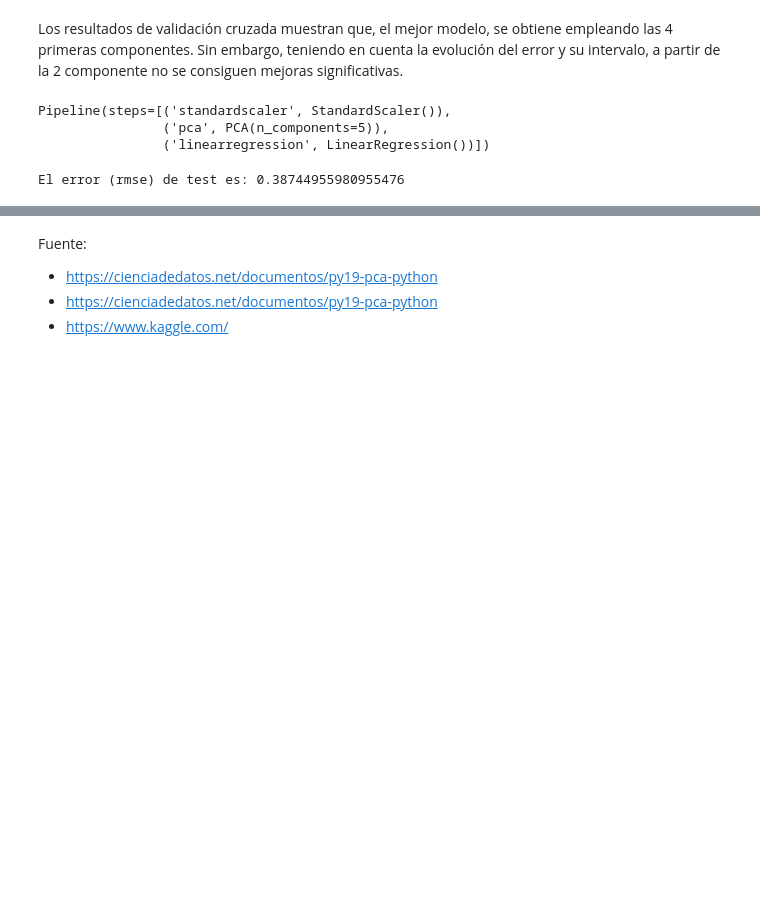
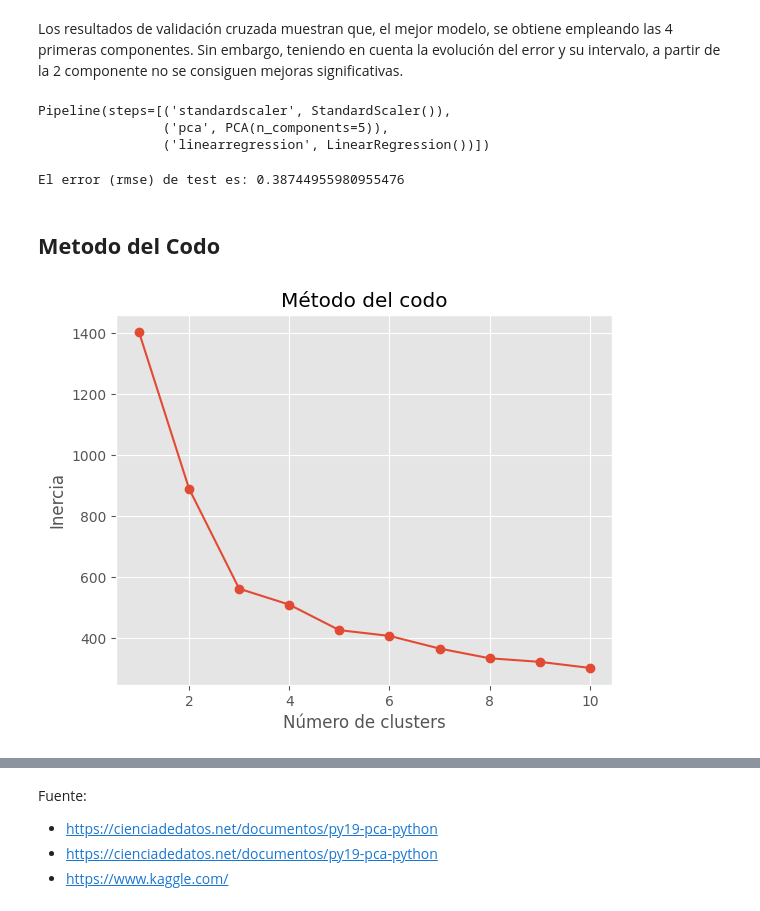
Before and after one commit to Davetepa/Talento_Tech_Files, a Jupyter notebook: 07_Notebook_Analisis_Componentes_Principales_(PCA).ipynb, the cells around one changed output, grey strips where cells are left out. Drawn from its saved outputs; the diff is of its cells as text; code cells hidden in the pictures; blank space fills up the shorter version.

```diff
--- a/07_Notebook_Analisis_Componentes_Principales_(PCA).ipynb
+++ b/07_Notebook_Analisis_Componentes_Principales_(PCA).ipynb
@@ -644,3 +644,29 @@ print("")
 print(f"El error (rmse) de test es: {rmse_pcr}")
 # %% [output]
 El error (rmse) de test es: 0.38744955980955476
+# %% [markdown]
+
+## **Metodo del Codo**
+# %%
+from sklearn.cluster import KMeans
+from sklearn.preprocessing import StandardScaler
+
+# Escalar los datos
+x = df. drop('Country or region', axis=1)
+x = StandardScaler().fit_transform(x)
+
+# Encontrar la cantidad óptima de clusters utilizando el método del codo
+inertia = []
+for i in range(1, 11):
+    kmeans = KMeans(n_clusters=i, random_state=0)
+    kmeans. fit(x)
+    inertia.append(kmeans. inertia_)
+
+# Graficar el método del codo
+plt. plot(range(1, 11), inertia, marker='o')
+plt.title("Método del codo")
+plt.xlabel("Número de clusters")
+plt.ylabel('Inercia')
+plt.show()
+# %% [output]
+[figure, added]
```
Also changed, not shown: parts of 6 cells of this notebook.
